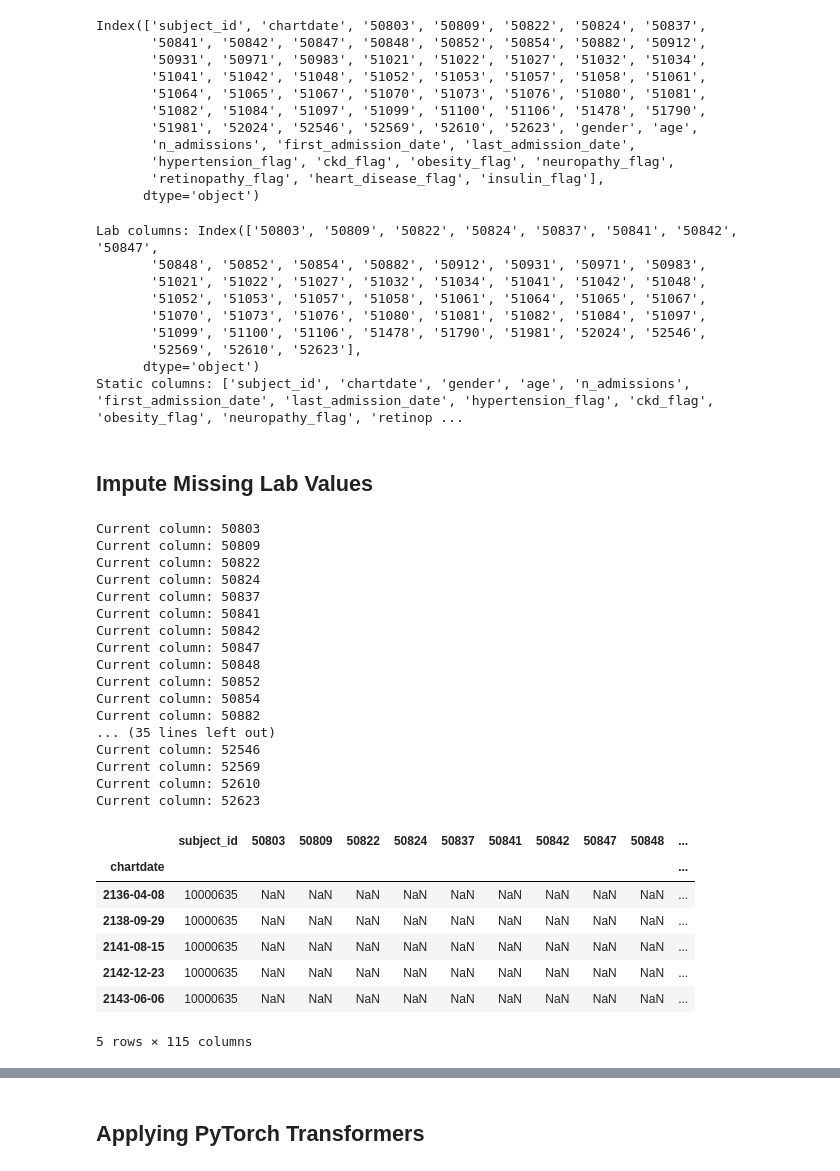
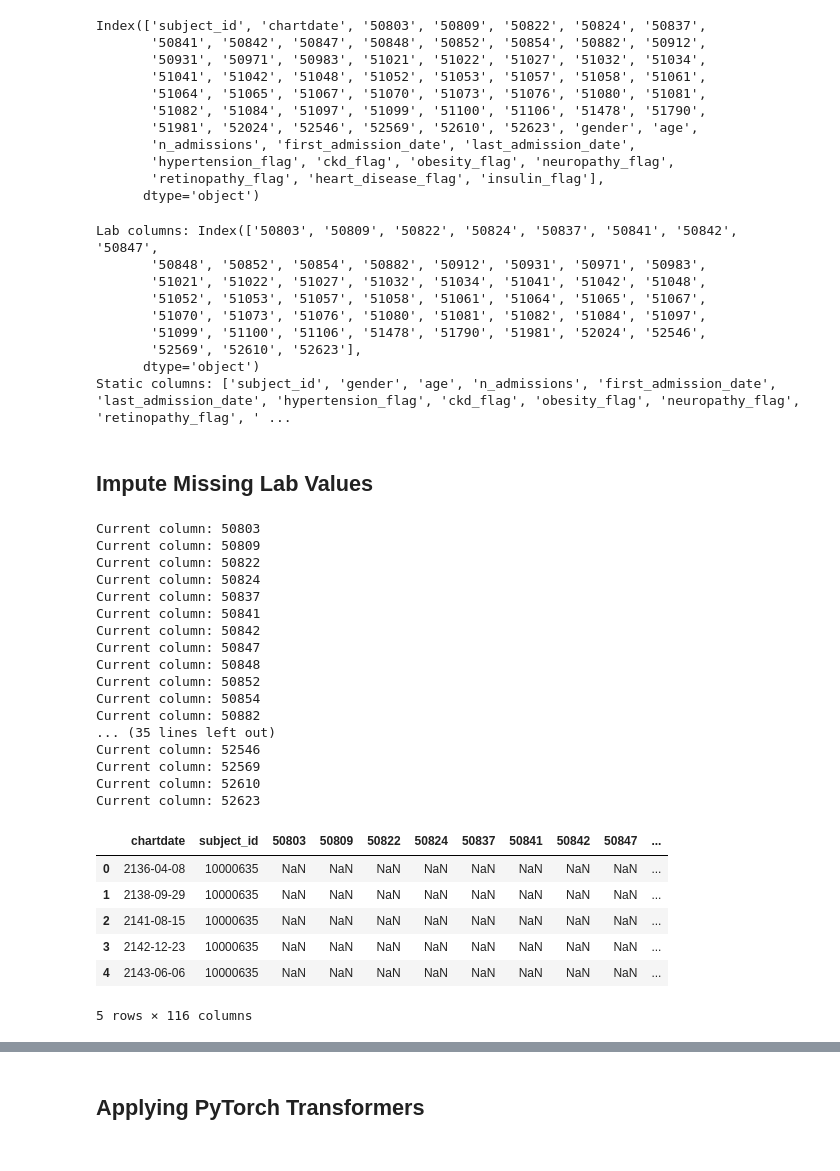
Before and after one commit to jamesvdinh/diabetes-prog-phenotyping, a Jupyter notebook: src/notebooks/03_preprocessing.ipynb, the cells around one changed output, grey strips where cells are left out. Cells and saved outputs as stored; diff of their text form; code cells hidden in the pictures.

```diff
--- a/src/notebooks/03_preprocessing.ipynb
+++ b/src/notebooks/03_preprocessing.ipynb
@@ -37,6 +44,7 @@ Index(['subject_id', 'chartdate', '50803', '50809', '50822', '50824', '50837',
 # %%
 lab_cols = cohort.columns[2:53]
 static_cols = [col for col in cohort.columns if col not in lab_cols]
+static_cols = [c for c in static_cols if c != "chartdate"]
 print(f"Lab columns: {lab_cols}")
 print(f"Static columns: {static_cols}")
 # %% [output]
@@ -48,7 +56,7 @@ Lab columns: Index(['50803', '50809', '50822', '50824', '50837', '50841', '50842
        '51099', '51100', '51106', '51478', '51790', '51981', '52024', '52546',
        '52569', '52610', '52623'],
       dtype='object')
-Static columns: ['subject_id', 'chartdate', 'gender', 'age', 'n_admissions', 'first_admission_date', 'last_admission_date', 'hypertension_flag', 'ckd_flag', 'obesity_flag', 'neuropathy_flag', 'retinop ...
+Static columns: ['subject_id', 'gender', 'age', 'n_admissions', 'first_admission_date', 'last_admission_date', 'hypertension_flag', 'ckd_flag', 'obesity_flag', 'neuropathy_flag', 'retinopathy_flag', ' ...
 # %% [markdown]
 ## Impute Missing Lab Values
 # %%
@@ -67,41 +75,41 @@ def compute_time_since_last(s):
             deltas.append(np.nan if last is None else (idx - last).days)
     return pd.Series(deltas, index=s.index)
 
 for col in lab_cols:
     print(f"Current column: {col}")
     cohort[col + '_days_since_last'] = (
         cohort
         .groupby('subject_id')[col]
         .transform(compute_time_since_last)
     )
 
+cohort = cohort.reset_index()
 cohort.head()
 # %% [output]
 Current column: 50803
 Current column: 50809
 Current column: 50822
 Current column: 50824
 Current column: 50837
 Current column: 50841
 Current column: 50842
 Current column: 50847
 Current column: 50848
 Current column: 50852
 Current column: 50854
 Current column: 50882
 ... (35 lines left out)
 Current column: 52546
 Current column: 52569
 Current column: 52610
 Current column: 52623
-|  | subject_id | 50803 | 50809 | 50822 | 50824 | 50837 | 50841 | 50842 | 50847 | 50848 | ... |
-| chartdate |  |  |  |  |  |  |  |  |  |  | ... |
-| 2136-04-08 | 10000635 | NaN | NaN | NaN | NaN | NaN | NaN | NaN | NaN | NaN | ... |
-| 2138-09-29 | 10000635 | NaN | NaN | NaN | NaN | NaN | NaN | NaN | NaN | NaN | ... |
-| 2141-08-15 | 10000635 | NaN | NaN | NaN | NaN | NaN | NaN | NaN | NaN | NaN | ... |
-| 2142-12-23 | 10000635 | NaN | NaN | NaN | NaN | NaN | NaN | NaN | NaN | NaN | ... |
-| 2143-06-06 | 10000635 | NaN | NaN | NaN | NaN | NaN | NaN | NaN | NaN | NaN | ... |
+|  | chartdate | subject_id | 50803 | 50809 | 50822 | 50824 | 50837 | 50841 | 50842 | 50847 | ... |
+| 0 | 2136-04-08 | 10000635 | NaN | NaN | NaN | NaN | NaN | NaN | NaN | NaN | ... |
+| 1 | 2138-09-29 | 10000635 | NaN | NaN | NaN | NaN | NaN | NaN | NaN | NaN | ... |
+| 2 | 2141-08-15 | 10000635 | NaN | NaN | NaN | NaN | NaN | NaN | NaN | NaN | ... |
+| 3 | 2142-12-23 | 10000635 | NaN | NaN | NaN | NaN | NaN | NaN | NaN | NaN | ... |
+| 4 | 2143-06-06 | 10000635 | NaN | NaN | NaN | NaN | NaN | NaN | NaN | NaN | ... |
-5 rows × 115 columns
+5 rows × 116 columns
 # %%
 # Default forward-fill window (in days) per lab
 # Shorter windows for frequently measured labs, longer for infrequent or stable labs
```
Also changed, not shown: parts of 10 cells of this notebook, 1 other file.
